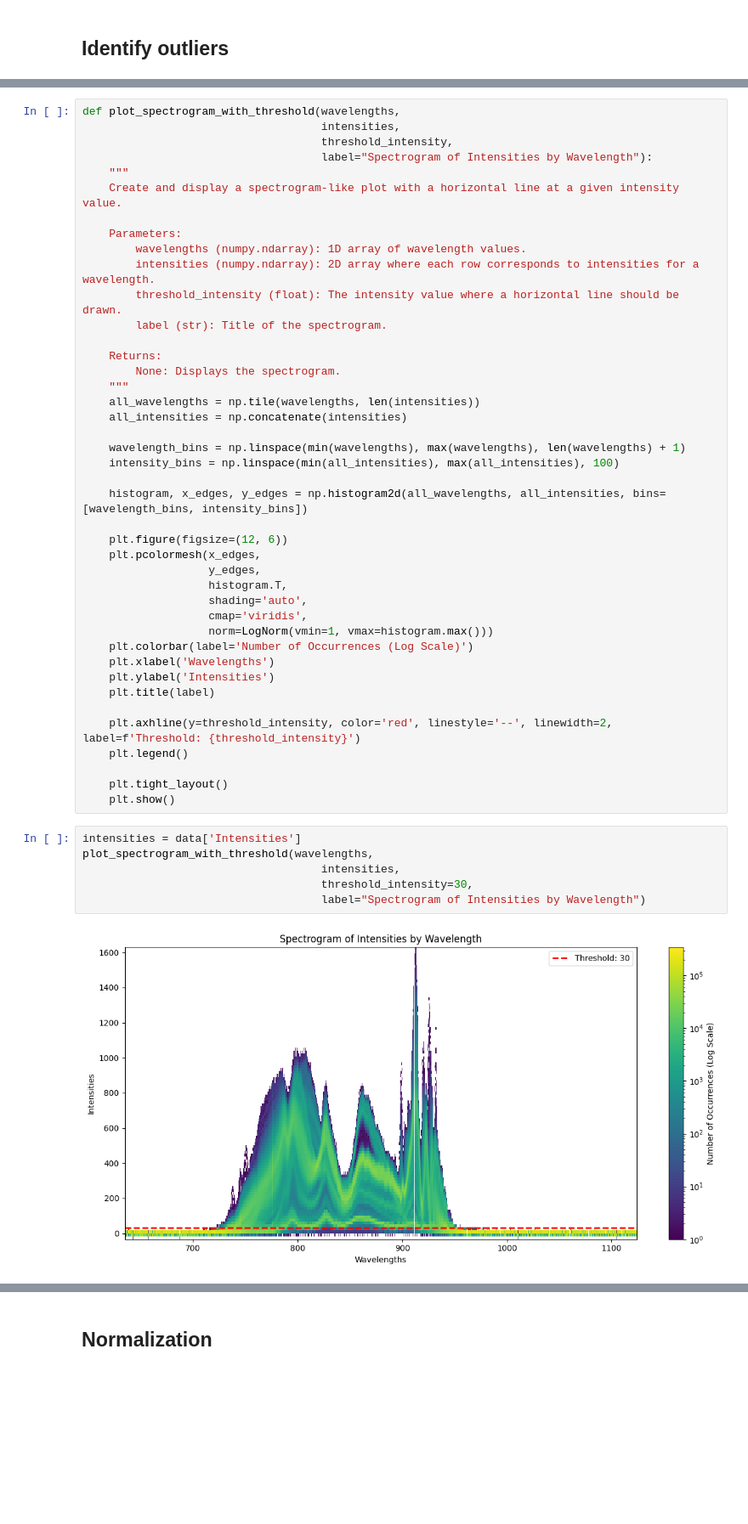
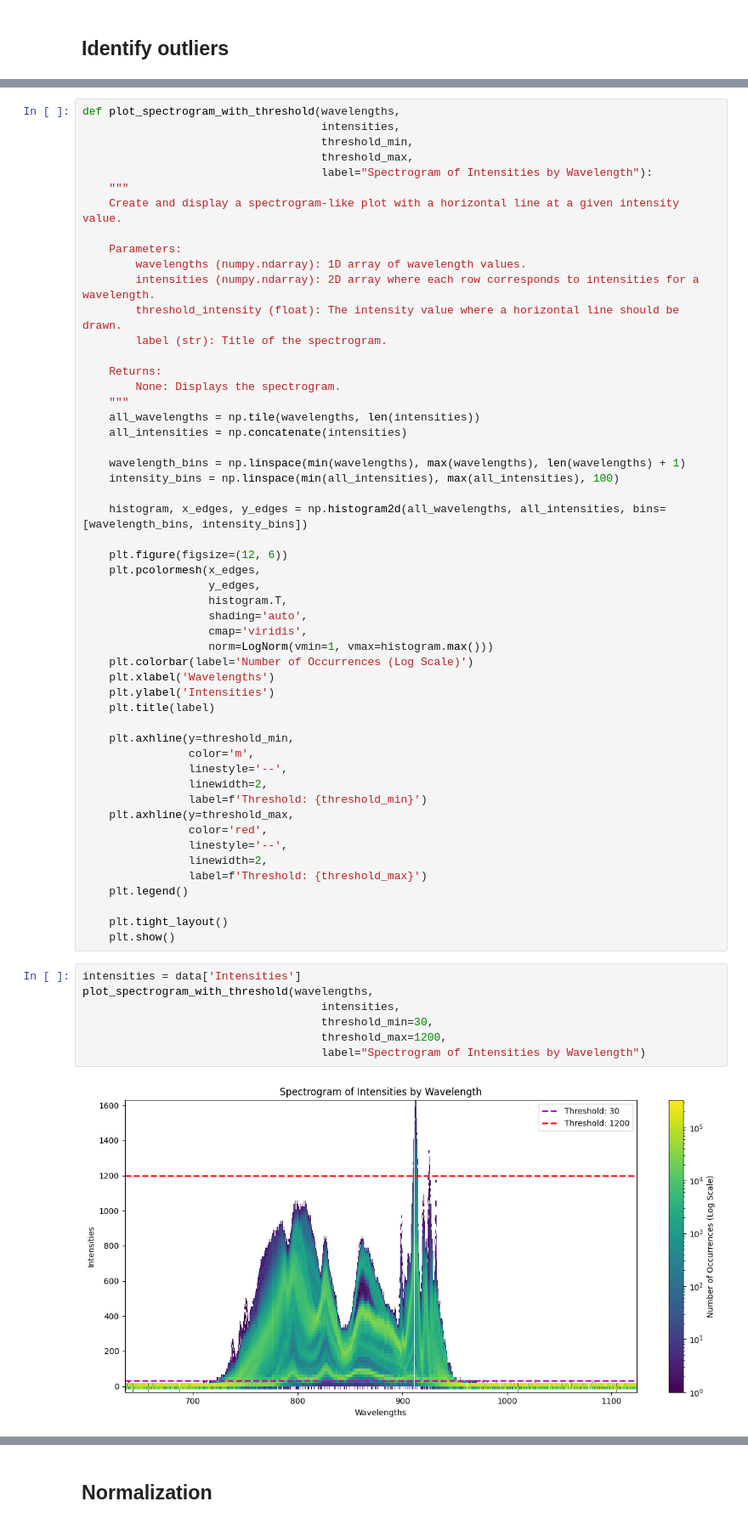
Before and after one commit to akapitanova/master_thesis, a Jupyter notebook: preprocessing/Normalization.ipynb, the cells around one changed output, grey strips where cells are left out. Shown at 85% size. Cells and saved outputs as stored; diff of their text form; blank space fills up the shorter version.

```diff
--- a/preprocessing/Normalization.ipynb
+++ b/preprocessing/Normalization.ipynb
@@ -87,7 +177,8 @@ Outliers: [-18.7 -18.7 -16.7 ... -21.7 -21.7 -22.7]
 # %%
 def plot_spectrogram_with_threshold(wavelengths,
                                     intensities,
-                                    threshold_intensity,
+                                    threshold_min,
+                                    threshold_max,
                                     label="Spectrogram of Intensities by Wavelength"):
     """
     Create and display a spectrogram-like plot with a horizontal line at a given intensity value.
@@ -121,7 +212,16 @@ def plot_spectrogram_with_threshold(wavelengths,
     plt.ylabel('Intensities')
     plt.title(label)
 
-    plt.axhline(y=threshold_intensity, color='red', linestyle='--', linewidth=2, label=f'Threshold: {threshold_intensity}')
+    plt.axhline(y=threshold_min,
+                color='m',
+                linestyle='--',
+                linewidth=2,
+                label=f'Threshold: {threshold_min}')
+    plt.axhline(y=threshold_max,
+                color='red',
+                linestyle='--',
+                linewidth=2,
+                label=f'Threshold: {threshold_max}')
     plt.legend()
 
     plt.tight_layout()
@@ -129,11 +229,12 @@ def plot_spectrogram_with_threshold(wavelengths,
 # %%
 intensities = data['Intensities']
 plot_spectrogram_with_threshold(wavelengths,
                                     intensities,
-                                    threshold_intensity=30,
+                                    threshold_min=30,
+                                    threshold_max=1200,
                                     label="Spectrogram of Intensities by Wavelength")
 # %% [output]
-[figure, old version]
+[figure, new version]
 # %%
 intensities = data['Intensities']
 plot_spectrogram_with_threshold(wavelengths,
```
Also changed, not shown: parts of 36 cells of this notebook, 20 other files.
